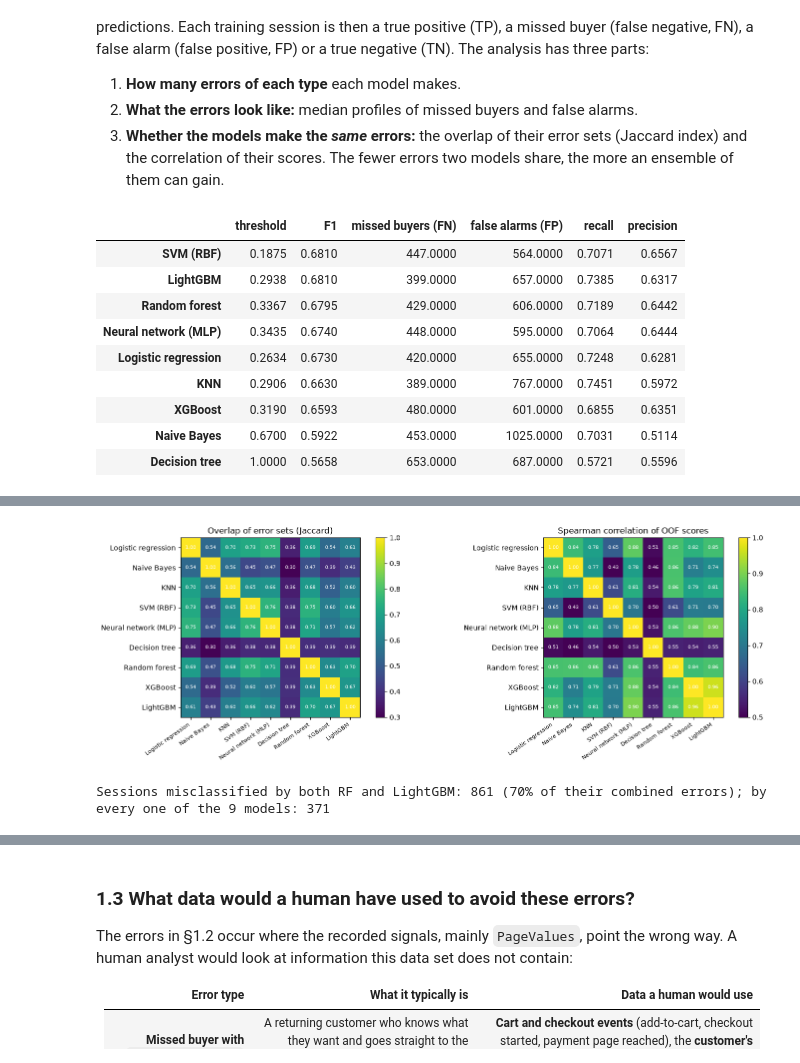
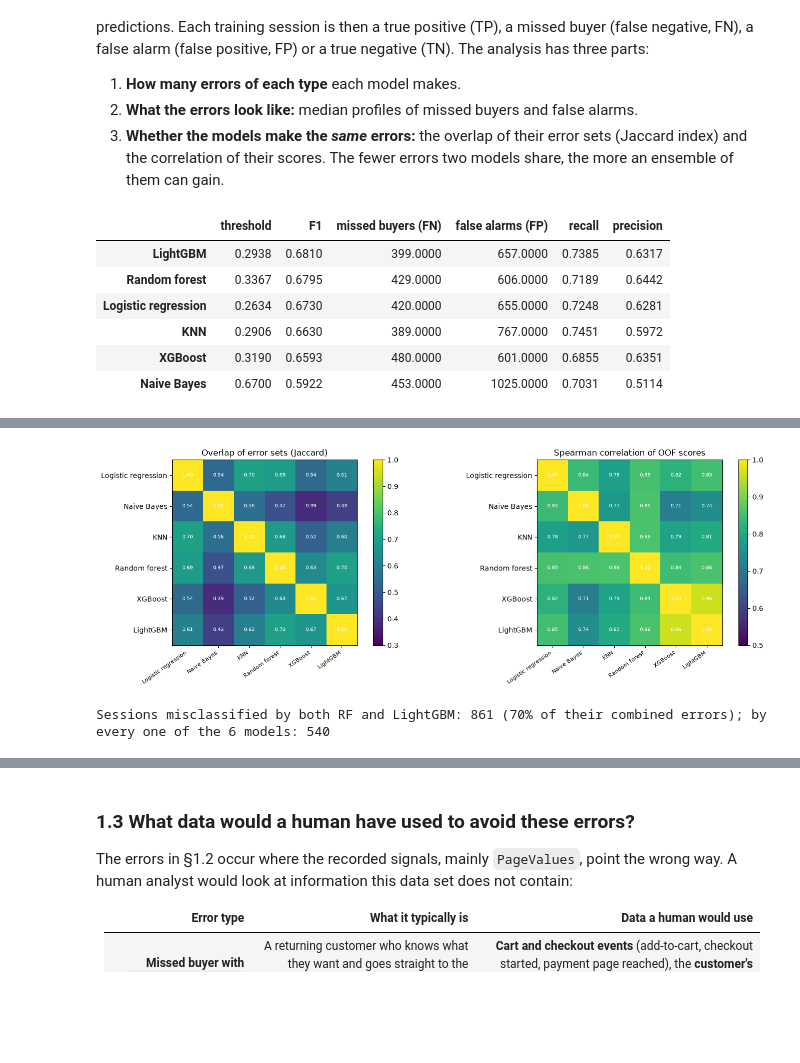
Before and after one commit to xiaogouyy/MGSC674-Group-Project, a Jupyter notebook: model_comparison.ipynb, the cells around one changed output, grey strips where cells are left out. Drawn from its saved outputs; the diff is of its cells as text; code cells hidden in the pictures; blank space fills up the shorter version.

```diff
--- a/model_comparison.ipynb
+++ b/model_comparison.ipynb
@@ -185,18 +183,13 @@ ESTIMATORS = {
     'Logistic regression': lambda: LogisticRegression(max_iter=3000),
     'Naive Bayes': lambda: BernoulliNB(),
     'KNN': lambda: KNeighborsClassifier(n_neighbors=25, weights='distance', algorithm='brute', n_jobs=1),
-    'SVM (RBF)': lambda: SVC(probability=True, random_state=SEED),
-    'Neural network (MLP)': lambda: MLPClassifier(hidden_layer_sizes=(64, 32), early_stopping=True, max_iter=500,
-                                                  random_state=SEED),
-    'Decision tree': lambda: DecisionTreeClassifier(random_state=SEED),
     'Random forest': lambda: RandomForestClassifier(n_estimators=300, random_state=SEED, n_jobs=1),
     'XGBoost': lambda: xgb.XGBClassifier(tree_method='hist', eval_metric='logloss', random_state=SEED, n_jobs=1),
     'LightGBM': lambda: lgb.LGBMClassifier(random_state=SEED, n_jobs=1, verbose=-1),
 }
 FAMILY = {'Logistic regression': 'linear', 'Naive Bayes': 'probabilistic', 'KNN': 'instance-based',
-          'SVM (RBF)': 'kernel', 'Neural network (MLP)': 'neural network', 'Decision tree': 'single tree',
           'Random forest': 'bagged trees', 'XGBoost': 'boosted trees', 'LightGBM': 'boosted trees'}
-SCALED = {'Logistic regression', 'KNN', 'SVM (RBF)', 'Neural network (MLP)'}
+SCALED = {'Logistic regression', 'KNN'}
 MODELS = list(ESTIMATORS)
 
 
@@ -431,7 +417,7 @@ def error_profiles(oof, models):
 
 err1, jac1, corr1, errors1 = error_analysis(oof1, MODELS)
 display(err1.sort_values('F1', ascending=False))
-display(error_profiles(oof1, ['Logistic regression', 'Naive Bayes', 'KNN', 'SVM (RBF)', 'Random forest', 'LightGBM']))
+display(error_profiles(oof1, MODELS))
 
 fig, axes = plt.subplots(1, 2, figsize=(15, 5))
 for ax, mat, title in [(axes[0], jac1, 'Overlap of error sets (Jaccard)'), (axes[1], corr1, 'Spearman correlation of OOF scores')]:
@@ -447,18 +433,15 @@ fig.tight_layout(); fig.savefig(OUT / 'iteration1_error_overlap.png', dpi=150);
 both = errors1['Random forest'] & errors1['LightGBM']
 print(f'Sessions misclassified by both RF and LightGBM: {both.sum()} '
       f'({both.sum() / (errors1["Random forest"] | errors1["LightGBM"]).sum():.0%} of their combined errors); '
-      f'by every one of the 9 models: {np.logical_and.reduce([errors1[m] for m in MODELS]).sum()}')
+      f'by every one of the 6 models: {np.logical_and.reduce([errors1[m] for m in MODELS]).sum()}')
 # %% [output]
 |  | threshold | F1 | missed buyers (FN) | false alarms (FP) | recall | precision |
-| SVM (RBF) | 0.1875 | 0.6810 | 447.0000 | 564.0000 | 0.7071 | 0.6567 |
 | LightGBM | 0.2938 | 0.6810 | 399.0000 | 657.0000 | 0.7385 | 0.6317 |
 | Random forest | 0.3367 | 0.6795 | 429.0000 | 606.0000 | 0.7189 | 0.6442 |
-| Neural network (MLP) | 0.3435 | 0.6740 | 448.0000 | 595.0000 | 0.7064 | 0.6444 |
 | Logistic regression | 0.2634 | 0.6730 | 420.0000 | 655.0000 | 0.7248 | 0.6281 |
 | KNN | 0.2906 | 0.6630 | 389.0000 | 767.0000 | 0.7451 | 0.5972 |
 | XGBoost | 0.3190 | 0.6593 | 480.0000 | 601.0000 | 0.6855 | 0.6351 |
 | Naive Bayes | 0.6700 | 0.5922 | 453.0000 | 1025.0000 | 0.7031 | 0.5114 |
-| Decision tree | 1.0000 | 0.5658 | 653.0000 | 687.0000 | 0.5721 | 0.5596 |
 |  |  | sessions | median PageValues | share PageValues = 0 | median product pages | median exit rate | ... |
 | reference | all buyers | 1526.0000 | 16.3592 | 0.1953 | 29.0000 | 0.0163 | ... |
 |  | all non-buyers | 8238.0000 | 0.0000 | 0.8836 | 16.0000 | 0.0285 | ... |
@@ -475,6 +458,6 @@ print(f'Sessions misclassified by both RF and LightGBM: {both.sum()} '
 | LightGBM | FN | 399.0000 | 0.0000 | 0.6717 | 32.0000 | 0.0224 | ... |
 |  | FP | 657.0000 | 11.8406 | 0.1400 | 40.0000 | 0.0190 | ... |
-[figure, old version]
+[figure, new version]
-Sessions misclassified by both RF and LightGBM: 861 (70% of their combined errors); by every one of the 9 models: 371
+Sessions misclassified by both RF and LightGBM: 861 (70% of their combined errors); by every one of the 6 models: 540
 # %% [markdown]
 **Result.**
```
Also changed, not shown: parts of 20 cells of this notebook, 19 other files.
